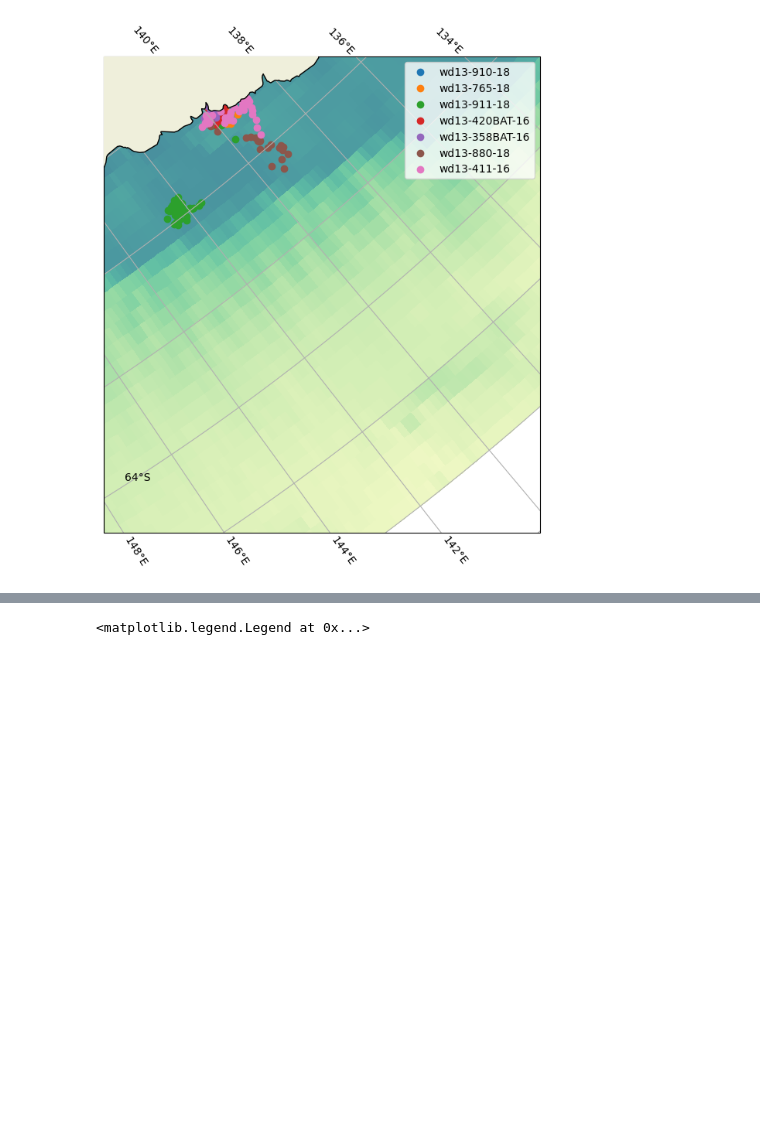
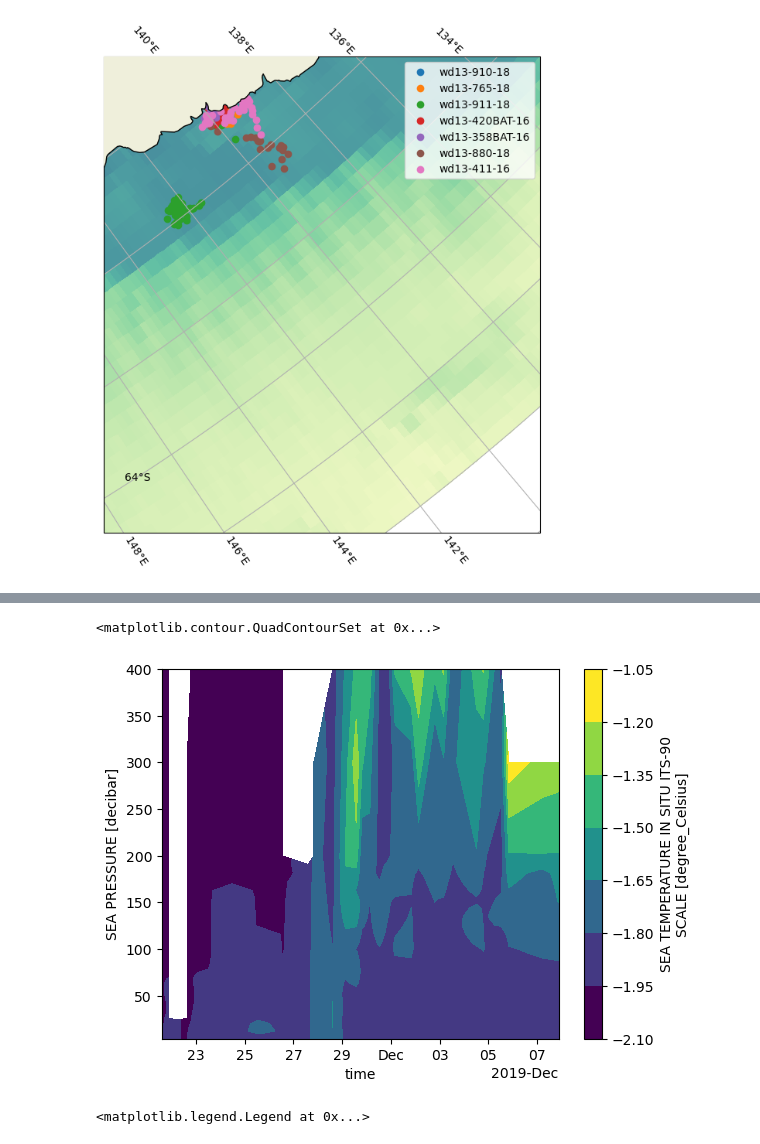
Before and after one commit to eejco/thesis_c3, a Jupyter notebook: sealtrail.ipynb, the cells around one changed output, grey strips where cells are left out. Cells and saved outputs as stored; diff of their text form; code cells hidden in the pictures; blank space fills up the shorter version.

```diff
--- a/sealtrail.ipynb
+++ b/sealtrail.ipynb
@@ -58,8 +58,8 @@ vcbay.plot_region(ax=ax[2],extent=extent)
 meop_mertz=MEOP(extent=extent_mertz)
 df1=meop_mertz.load_profiles()
 # %%
-df1 = meop_mertz.df
-longg = df1.groupby('platform').latitude.max().index[(df1.groupby('platform').latitude.max()-df1.groupby('platform').latitude.min())>2]
+#find seals which travel a decent (>1 degree) meridional distance
+longg = df1.groupby('platform').latitude.max().index[(df1.groupby('platform').latitude.max()-df1.groupby('platform').latitude.min())>1]
 df1 = df1[(df1.index > pd.Timestamp(2019,11,1)) & (df1.index < pd.Timestamp(2020,1,31))]
 # %%
 fig,ax=plt.subplots(figsize=(10,8),subplot_kw={'projection':ccrs.SouthPolarStereo()})
@@ -73,5 +73,4 @@ ax.legend()
 [figure]
 # %%
 df11=df1[df1.platform=='wd13-880-18']
-for i,row in df11.iterrows():
-    print(row.temperature[0].pressure.max().item())
+wd13_temp, wd13_psal, wd13_df = meop_mertz.reindex_profiles(df11)
@@ -96,3 +97,8 @@ for i,row in df11.iterrows():
+# %%
+wd13_temp.plot.contourf(x='time',y='pressure')
+# %% [output]
+<matplotlib.contour.QuadContourSet at 0x...>
+[figure, added]
 # %%
 fig,ax=plt.subplots(figsize=(10,8),subplot_kw={'projection':ccrs.SouthPolarStereo()})
 pfns.sp(ax,elevation,extent=extent_mertz,cmap=cmocean.cm.deep,land_zorder=3)
```
Also changed, not shown: parts of 3 cells of this notebook, 2 other files.
